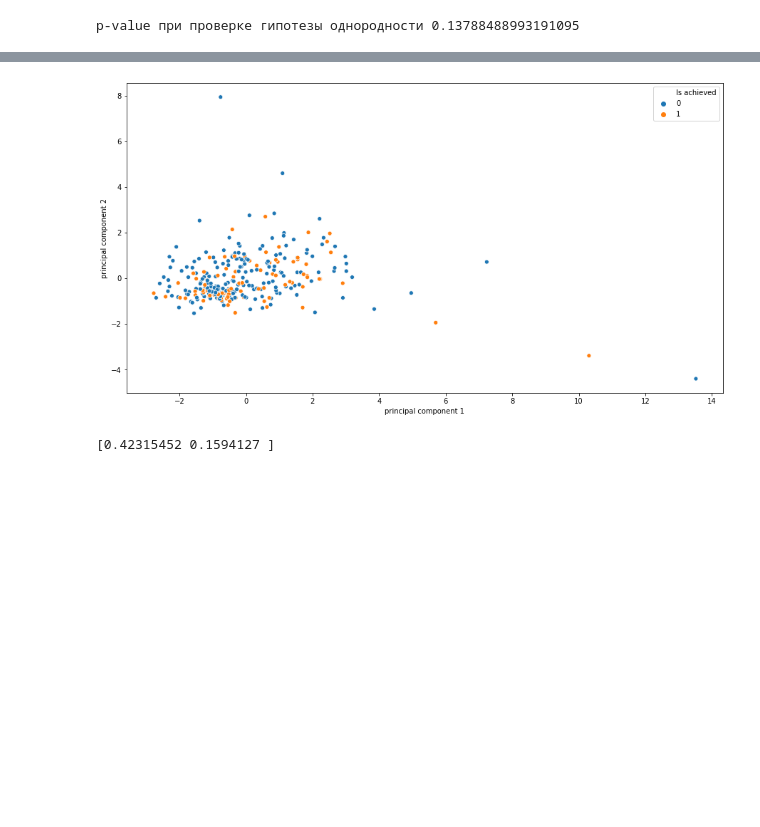
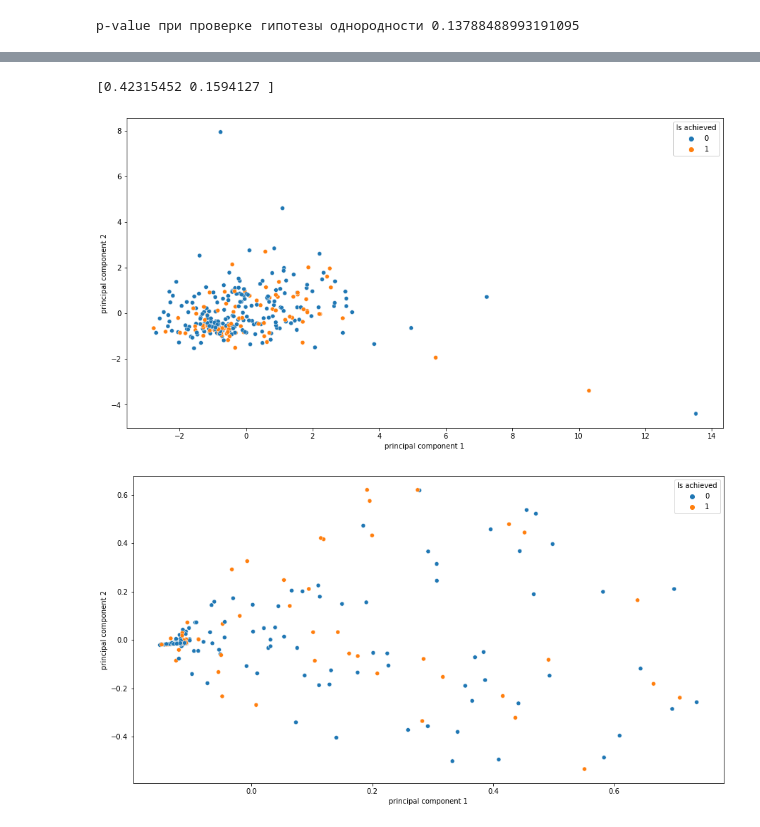
Before and after one commit to deethereal/Sirius_project, a Jupyter notebook: data_and_2.ipynb, the cells around one changed output, grey strips where cells are left out. Drawn from its saved outputs; the diff is of its cells as text; code cells hidden in the pictures; blank space fills up the shorter version.

```diff
--- a/data_and_2.ipynb
+++ b/data_and_2.ipynb
@@ -414,5 +414,6 @@ q_9.__name__ = '0.9 quantile'
 df1 = df.groupby(['user_id']).agg({'hours_diff':['mean',q_9,'median','max'],
                          'size_of_answer':'mean',
                          'size_of_review':'mean'})
+df1.columns = [''.join(col) for col in df1.columns]
 df1
 # %% [output]
@@ -633,16 +637,24 @@ p-value при проверке гипотезы однородности 3.3306
 # %%
-from sklearn.decomposition import PCA
+from sklearn.decomposition import PCA, KernelPCA
 from sklearn.preprocessing import StandardScaler
 sc = StandardScaler()
+kpca = KernelPCA(kernel="rbf", fit_inverse_transform=True, coef0=1.5, n_components=2, gamma=3)
+
 X_ = sc.fit_transform(df1.drop(columns=['is_achieved']).values)
 pca = PCA(n_components=2, svd_solver='auto')
 coords = pca.fit_transform(X_)
+k_coords = kpca.fit_transform(X_)
 finaldf = pd.DataFrame(data = coords, columns = ['principal component 1', 'principal component 2'])
+k_finaldf = pd.DataFrame(data = k_coords, columns = ['principal component 1', 'principal component 2'])
 finaldf['Is achieved'] = w
+k_finaldf['Is achieved'] = w
 plt.figure(figsize=(15,8))
 sb.scatterplot(data=finaldf, x="principal component 1", y="principal component 2", hue="Is achieved")
+print(pca.explained_variance_ratio_)
+plt.figure(figsize=(15,8))
+sb.scatterplot(data=k_finaldf, x="principal component 1", y="principal component 2", hue="Is achieved")
 plt.show()
-print(pca.explained_variance_ratio_)
 # %% [output]
+[0.42315452 0.1594127 ]
-[figure, old version]
+[figure, new version]
-[0.42315452 0.1594127 ]
+[figure, added]
```
Also changed, not shown: parts of 12 cells of this notebook.
